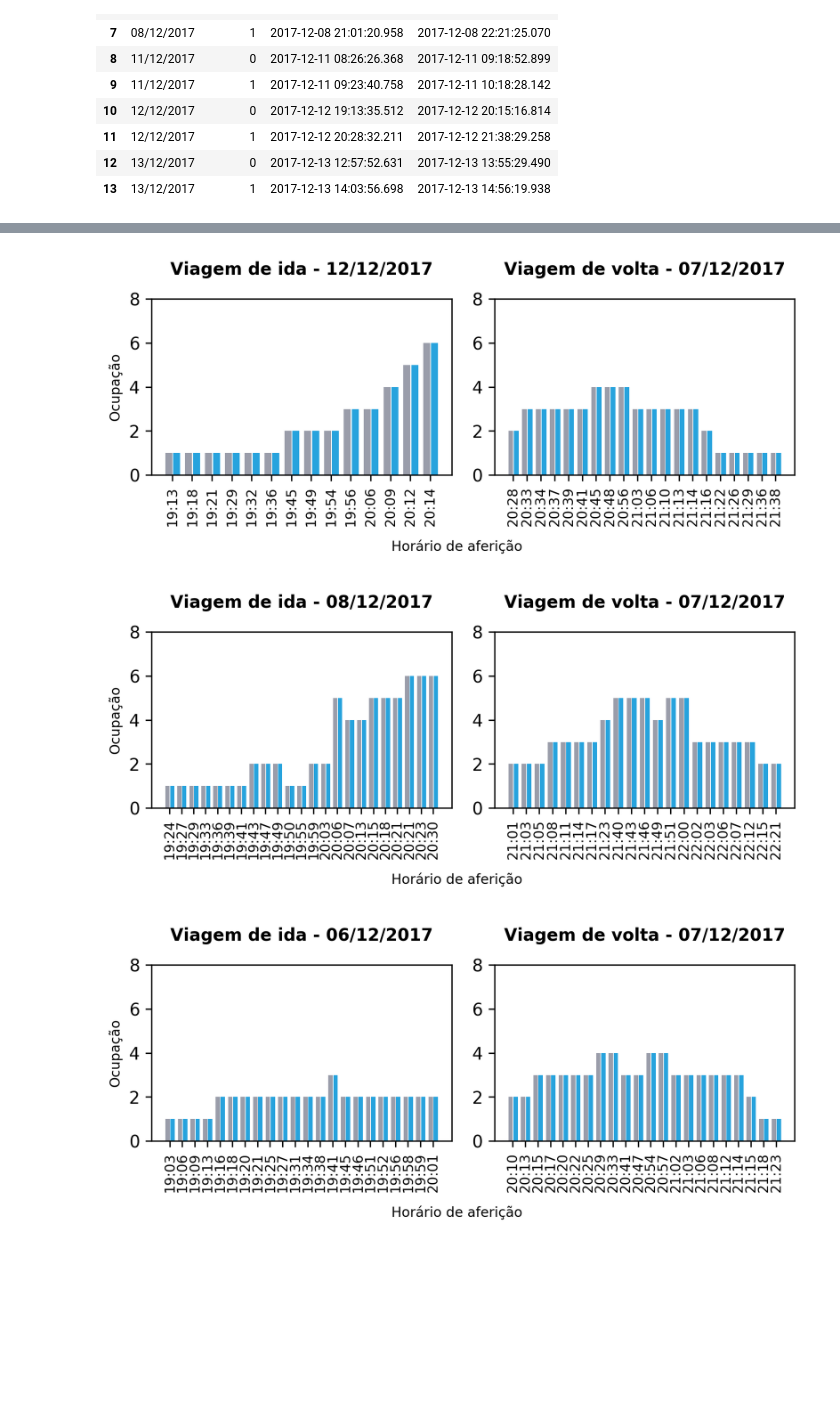
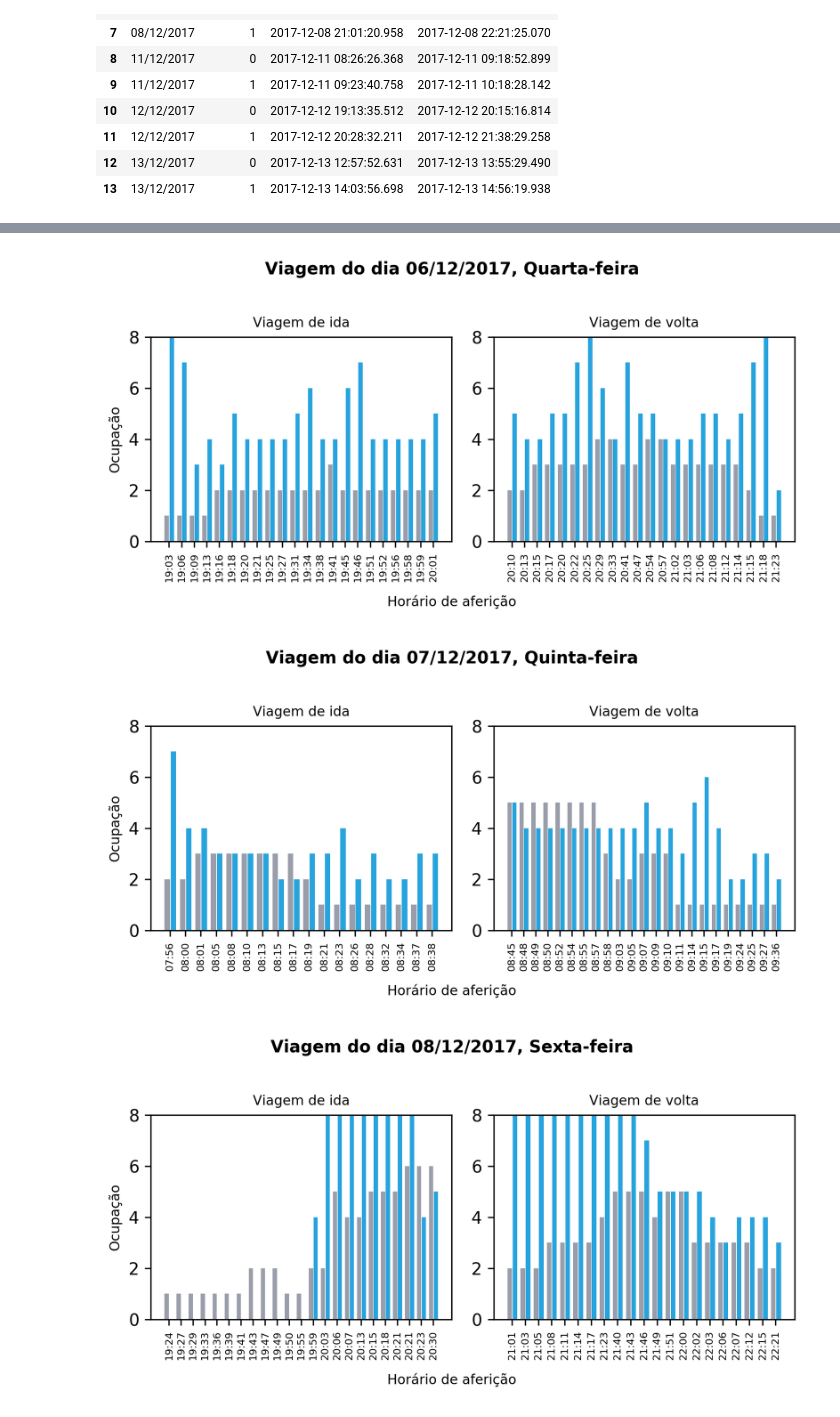
Before and after one commit to hilios/wifi-apc-analysis, a Jupyter notebook: analysis-v2.ipynb, the cells around one changed output, grey strips where cells are left out. Drawn from its saved outputs; the diff is of its cells as text; code cells hidden in the pictures; blank space fills up the shorter version.

Commit message:
Add real vs wifi graphs

```diff
--- a/analysis-v2.ipynb
+++ b/analysis-v2.ipynb
@@ -330,53 +331,89 @@ IPython.OutputArea.prototype._should_scroll = function(lines) {
 # %% [output]
 [interactive output not drawn]
 # %%
-dates = map(lambda x: x[0], survey.select(date_format("date", "dd/MM/yyyy")).distinct().toPandas().values.tolist())
-# date = "07/12/2017"
+def translate_week(x):
+    return {
+        'Mon': 'Segunda-feira',
+        'Tue': 'Terça-feira',
+        'Wed': 'Quarta-feira',
+        'Thu': 'Quinta-feira',
+        'Fri': 'Sexta-feira',
+        'Sat': 'Sábado',
+        'Sun': 'Domingo'
+    }[x]
 
-for date in dates:
+day = udf(translate_week)
+
+distinct_date = (
+    survey
+    .select(
+        date_format("date", "dd/MM/yyyy"),
+        day(date_format("date", "EEE"))
+    )
+    .orderBy("date")
+    .distinct()
+)
+dates = map(lambda x: (x[0], x[1]), distinct_date.toPandas().values.tolist())
+# date = ["07/12/2017"]
+
+for date, day in sorted(dates, key=lambda x: x[0]):
     data = (
         survey
         .filter((date_format("date", "dd/MM/yyyy") == date) & (col("occupation") != 8))
         .orderBy("timestamp")
     )
 
     fig, ax = plt.subplots(nrows=1, ncols=2, dpi=300, figsize=(6, 2.5))
     axes = ax.flatten()
 
+    # Occupation dataframe
+    o = (
+        occupation
+        .filter(col("date") == date)
+        .select(col("window.start").alias("timestamp"), "count", "occupation")
+        .cache()
+    ).toPandas().set_index("timestamp")
+
+
     # Get the start/end timestamps for the round trip
     s = trips.filter((col("date") == date) & (col("direction") == 0)).select(col("end").alias("timestamp")).first()
     e = trips.filter((col("date") == date) & (col("direction") == 1)).select(col("start").alias("timestamp")).first()
 
     # Get first and second ride values
-    a = data.filter(col("timestamp") <= s["timestamp"].strftime("%Y-%m-%d %T")).toPandas().set_index("timestamp")
-    b = data.filter(col("timestamp") >= e["timestamp"].strftime("%Y-%m-%d %T")).toPandas().set_index("timestamp")
+    aa = data.filter(col("timestamp") <= s["timestamp"].strftime("%Y-%m-%d %T")).toPandas().set_index("timestamp")
+    bb = data.filter(col("timestamp") >= e["timestamp"].strftime("%Y-%m-%d %T")).toPandas().set_index("timestamp")
 
+    a = pd.merge_asof(aa, o, left_index=True, right_index=True, suffixes=("_real", "_wifi"))
+    b = pd.merge_asof(bb, o, left_index=True, right_index=True, suffixes=("_real", "_wifi"))
+
+    # Graph variables
+    w = 0.35 # bar width
+    s = 0.05 # bar spacing
     xA = np.arange(len(a))
     xB = np.arange(len(b))
 
-    w = 0.35 # bar width
-    s = 0.05 # bar spacing
-
-    axes[0].set_title("Viagem de ida - %s" % date, **title_kwargs)
-    axes[0].bar(xA - w / 2, a.occupation.values, width=w, color=real_color)
-    axes[0].bar(xA + w / 2 + s, a.occupation.values, width=w, color=wifi_color)
+    # Build the graph
+    axes[0].set_title("Viagem de ida", **text_kwargs)
+    axes[0].bar(xA - w / 2, a.occupation_real.values, width=w, color=real_color)
+    axes[0].bar(xA + w / 2 + s, a.occupation_wifi.values, width=w, color=wifi_color)
     axes[0].axes.set_ylabel("Ocupação", **text_kwargs)
     axes[0].axes.set_ybound(0, 8)
     axes[0].axes.set_xticks(xA)
     axes[0].axes.set_xticklabels(a.index.map(lambda x: x.strftime("%H:%M")), **labels_kwargs)
 
-    axes[1].set_title("Viagem de volta - %s" % "07/12/2017", **title_kwargs)
-    axes[1].bar(xB - w / 2, b.occupation, width=w, color=real_color)
-    axes[1].bar(xB + w / 2 + s, b.occupation.values, width=w, color=wifi_color)
+    axes[1].set_title("Viagem de volta", **text_kwargs)
+    axes[1].bar(xB - w / 2, b.occupation_real, width=w, color=real_color)
+    axes[1].bar(xB + w / 2 + s, b.occupation_wifi.values, width=w, color=wifi_color)
     axes[1].axes.set_ybound(0, 8)
     axes[1].axes.set_xticks(xB)
     axes[1].axes.set_xticklabels(b.index.map(lambda x: x.strftime("%H:%M")), **labels_kwargs)
 
+    fig.text(0.5, s="Viagem do dia %s, %s" % (date, day), horizontalalignment='center', **title_kwargs)
     fig.text(0.5, -0.02, "Horário de aferição", horizontalalignment='center', **text_kwargs)
     fig.tight_layout()
 
 plt.show()
 # %% [output]
-[figure, old version]
+[figure, new version]
-[figure, old version]
+[figure, new version]
-[figure, old version]
+[figure, new version]
```
Also changed, not shown: parts of 3 cells of this notebook.
